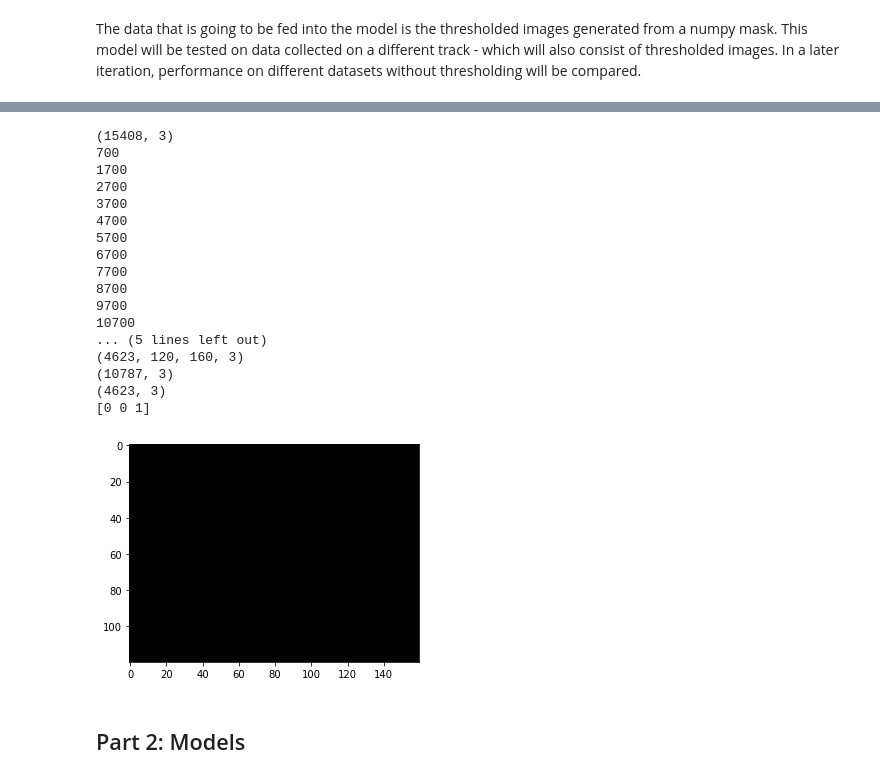
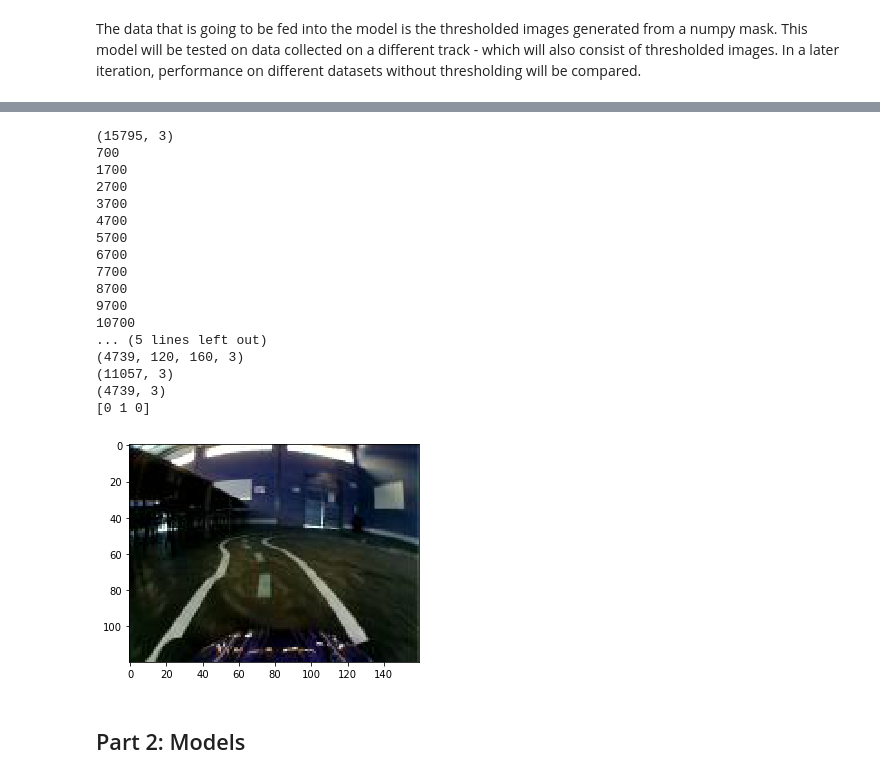
Before and after one commit to brontisaur/CounterpointDonkey, a Jupyter notebook: CPDonkey December Notebook.ipynb, the cells around one changed output, grey strips where cells are left out. Saved outputs shown, nothing was run; the diff lists cells and outputs as text; code cells hidden in the pictures.

Commit message:
data reading and training/validation split complete

```diff
--- a/CPDonkey December Notebook.ipynb
+++ b/CPDonkey December Notebook.ipynb
@@ -491,35 +491,37 @@ import matplotlib.pyplot as plt
 %matplotlib inline
 
 #finding and sorting images and label data: - Unthresholded Images!
-path_im = 'halldatarecords/Images/'
-path_rec = 'halldatarecords/Records/'
+path = 'halldatarecords2/'
+
 im_list = []
 
 rec_list = []
 
-for file in os.listdir(path_im):
-    im_list.append(file)
+for file in os.listdir(path):
+    if 'cam' in file:
+        im_list.append(file)
+    elif 'record' in file:
+        rec_list.append(file)
 
-for file in os.listdir(path_rec):
-    rec_list.append(file)
+
+print(len(im_list))
+print(len(rec_list))
 
 im_list.sort(key=lambda f: int(''.join(filter(str.isdigit, f))))
 rec_list.sort(key=lambda f: int(''.join(filter(str.isdigit, f))))
-x_list = [''] * len(im_list)
+
 #reading in array of images:
 x_images = np.zeros((len(rec_list), 120, 160, 3), dtype = np.uint8)
 for i in range(len(im_list)):
     filename = im_list[i]
-    if i < len(rec_list):
-        if str(i) in rec_list[i]:
-            x_images[i,:,:,:] = cv2.imread(path_im+filename)
+    x_images[i,:,:,:] = cv2.imread(path+filename)
 
 #loop over labels and create a list of left/right/straight based on a degree threshold (one-hot encoding?)
 json_data = {}
 y_labels = np.zeros((len(rec_list),3), dtype=np.uint8) #setup label array for one-hot encoded left, right and straight
 for i in range(len(rec_list)):
     filename = rec_list[i]
-    with open(path_rec+filename) as fp:
+    with open(path+filename) as fp:
         json_data = json.load(fp)
         orient = json_data['user/angle']
         orient = float(orient)
@@ -535,4 +537,7 @@ for i in range(len(rec_list)):
 print(len(x_images))
 print(len(y_labels))
 print(x_images.shape)
+plt.imshow(x_images[1000])
+plt.show()
+print(y_labels[1000])
 # %% [output]
@@ -550,6 +559,7 @@ y_val = np.zeros((round(len(x_images)*0.3)+1,3), dtype=np.uint8)
 y_train = np.zeros((round(len(x_images)*0.7)+1,3), dtype=np.uint8)
 n=0
 print(y_labels.shape)
+
 for i in range(len(x_images)):
     if (i>=1000)and(i % 1000 == 0):
         j = i - 300
@@ -558,46 +568,46 @@ for i in range(len(x_images)):
         o = 0
         p = 0
         for l in range(0+n*300, n*300+300):
-            x_val[l] = x_images[j+o]
+            x_val[l] = x_images[j+o,:,:,:]
             y_val[l] = y_labels[j+o]
             o +=1
         for m in range(0+n*700, n*700+700):
-            x_train[m] = x_images[k+p]
+            x_train[m] = x_images[k+p,:,:,:]
             y_train[m] = y_labels[k+p]
             p+=1
         n+=1
 
 print(x_train.shape)
 print(x_val.shape)
 
 print(y_train.shape)
 print(y_val.shape)
 
-print(y_train[1000])
-plt.imshow(x_train[1000])
+print(y_val[1000])
+plt.imshow(x_val[1000])
 plt.show()
 #obtaining test data
 
 #relabeling test data
 # %% [output]
-(15408, 3)
+(15795, 3)
 700
 1700
 2700
 3700
 4700
 5700
 6700
 7700
 8700
 9700
 10700
 ... (5 lines left out)
-(4623, 120, 160, 3)
-(10787, 3)
-(4623, 3)
-[0 0 1]
+(4739, 120, 160, 3)
+(11057, 3)
+(4739, 3)
+[0 1 0]
-[figure, old version]
+[figure, new version]
 # %% [markdown]
 ## Part 2: Models
 # %% [markdown]
```
Also changed, not shown: parts of 4 cells of this notebook.
